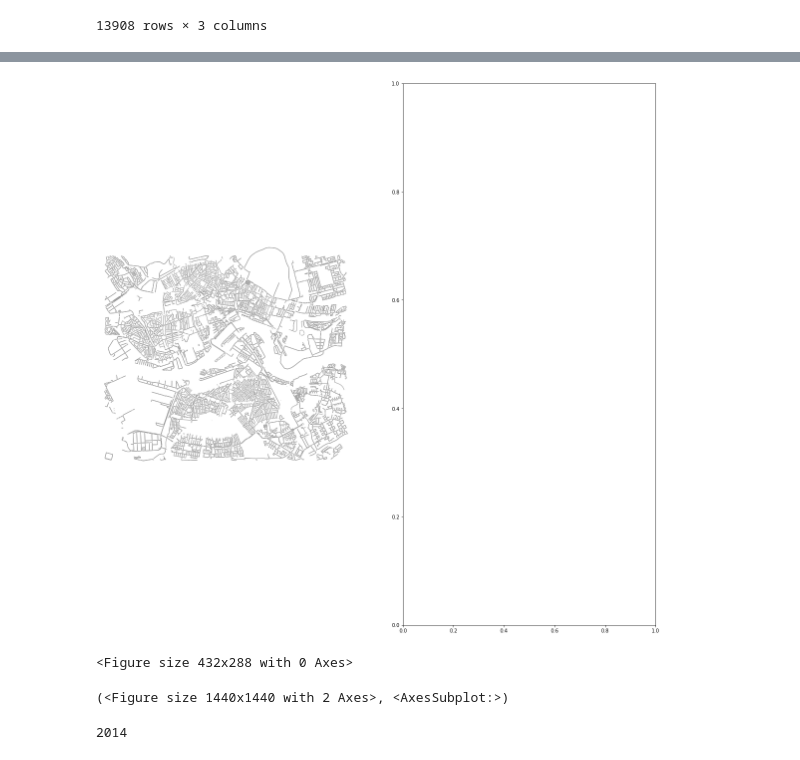
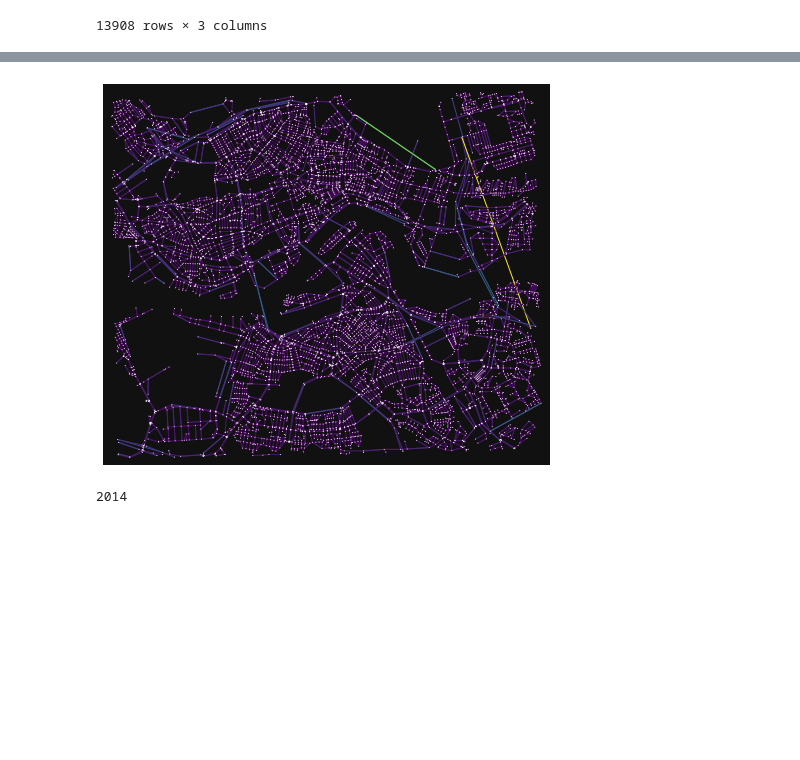
Before and after one commit to K4Ling/UrbanDataSc, a Jupyter notebook: Assignment.ipynb, the cells around one changed output, grey strips where cells are left out. Drawn from its saved outputs; the diff is of its cells as text; code cells hidden in the pictures; blank space fills up the shorter version.

Commit message:
ColorEdges
Manier gevonden om edges (wegen) kleur te geven

```diff
--- a/Assignment.ipynb
+++ b/Assignment.ipynb
@@ -194,15 +168,0 @@ KeyboardInterrupt:
-# %%
-# problem while trying to only plot the roads in UTD19, some osmids are in a from of a list
-# therfore df is created which extracts from list and copies the rest
-df = gpd.GeoDataFrame(edge_attributes)
-for index, i  in enumerate (edge_attributes.osmid): # go through all osmids while tracking index
-    if type(i) == list: # if osmid is a list
-        length = len(i)
-        copy = edge_attributes.iloc[index] # copy the data of this
-        for x in range (length):
-            #df[index] = copy # set that specific line to the copy
-            df['osmid'][index] = i[x] # take last one for now
-
-
-df
-# issue: dont know, my explode function doesn't work, does weird things
@@ -232,16 +189,17 @@ df = df[~df.osmid.isin(TranslateTable.osmid)] # idea only take the osmids that a
-# %%
-Vet = ox.graph_from_gdfs(node_data, df) # use the dataframe that has only correct osmids
-
-G = ox.project_graph(Vet)
-G1 = ox.project_graph(Rotterdam)
-
-f, (ax1,ax2) = plt.subplots(1,2, figsize = (20,20))
-ox.plot_graph(Vet, node_size=1, ax=ax1)
-ox.plot_graph(Rotterdam, node_size=1, ax=ax2)
-# %% [output]
-[figure, removed]
-<Figure size 432x288 with 0 Axes>
-(<Figure size 1440x1440 with 2 Axes>, <AxesSubplot:>)
+# %%
+# way to add colors to edges
+x = [1 if x%2 == 0 else 0 for x in edge_attributes.index] # create some random atribute
+
+edge_attributes['X']=x # set att
+
+WithX = ox.graph_from_gdfs(node_data, edge_attributes, graph_attrs={'edge_attr':'X'}) # graph_attrs and edge works it is safed! and able to call back
+WithX.graph['crs'] = Rotterdam.graph['crs'] # need crs to plot
+ec = ox.plot.get_edge_colors_by_attr(WithX, attr='length', cmap='viridis') # set color scale by atribute (now length could be any other variable)
+
+G1 = ox.project_graph(WithX)
+fig, ax = ox.plot_graph(G1, node_size=1, edge_color=ec) # edgecolor is stored in ec
+# %% [output]
+[figure, added]
 # %%
 # try plotting only the roads that are in UTD9
 len(TranslateTable.osmid.unique())
```
Also changed, not shown: parts of 3 cells of this notebook.
